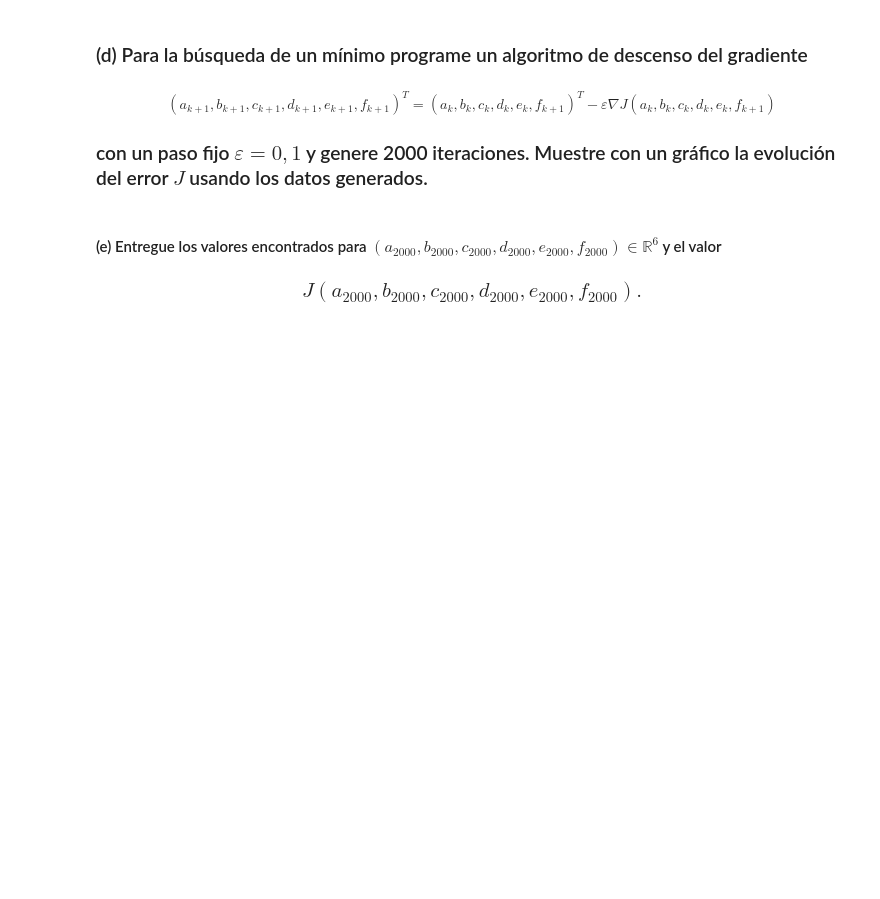
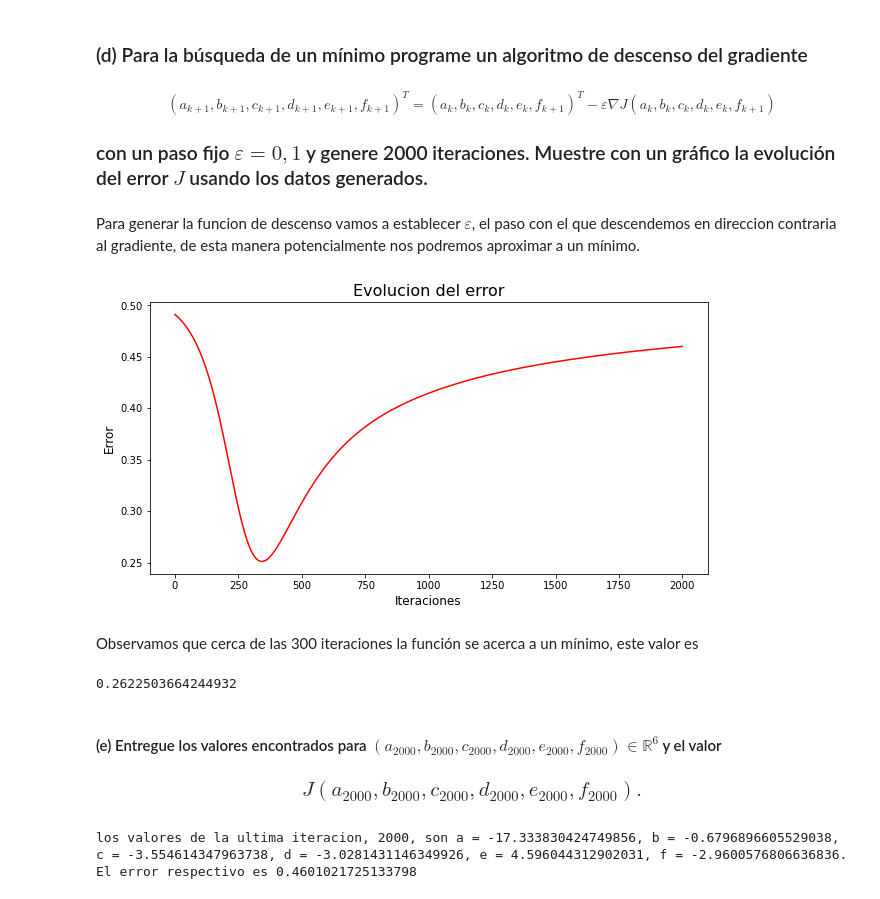
Before and after one commit to MatiasAPineda/Tarea-1-IMT2220-1, a Jupyter notebook: Tarea1_IMT2220_Grupo2.ipynb, the cells around one changed output. Saved outputs shown, nothing was run; the diff lists cells and outputs as text; code cells hidden in the pictures; blank space fills up the shorter version.

```diff
--- a/Tarea1_IMT2220_Grupo2.ipynb
+++ b/Tarea1_IMT2220_Grupo2.ipynb
@@ -216,8 +218,7 @@ def J(a, b, c, d, e, f):
     MSE = 0
     for l in datos_p2:
         predict = capas(a, b, c, d, e, f, l)[1]
-        l.append(predict)
-        dif = (l[3] - l[4])**2 # l[4]: predicciones; l[3]: valores reales
+        dif = (l[3] - predict)**2   #l[3]: valores reales
         MSE += dif
 
     MSE *= 1/n
@@ -324,6 +326,55 @@ Escogiendo a:1.172325916416752, b:3.8482597420945215, c:-2.9217005664587994, d:-
 ### (d) Para la búsqueda de un mínimo programe un algoritmo de descenso del gradiente
 ##### $$(a_{k+1}, b_{k+1}, c_{k+1}, d_{k+1}, e_{k+1}, f_{k+1})^{T} = (a_{k}, b_{k}, c_{k}, d_{k}, e_{k}, f_{k+1})^{T} - \varepsilon \nabla J(a_{k}, b_{k}, c_{k}, d_{k}, e_{k}, f_{k+1})$$
 ### con un paso fijo $\varepsilon = 0,1$ y genere 2000 iteraciones. Muestre con un gráfico la evolución del error $J$ usando los datos generados.
+# %% [markdown]
+Para generar la funcion de descenso vamos a establecer $\varepsilon$, el paso con el que descendemos en direccion contraria al gradiente, de esta manera potencialmente nos podremos aproximar a un mínimo.
+# %%
+epsilon = 0.1
+iteraciones = 2000
+# %%
+# Se actualiza los valores de cada valor respecto al paso en dirección contraria a su derivada
+
+def descenso(a, b, c, d, e, f, ep):
+    a = a - epsilon * derv_a(a, b, c, d, e, f)
+    b = b - epsilon * derv_b(a, b, c, d, e, f)
+    c = c - epsilon * derv_c(a, b, c, d, e, f)
+    d = d - epsilon * derv_d(a, b, c, d, e, f)
+    e = e - epsilon * derv_e(a, b, c, d, e, f)
+    f = f - epsilon * derv_f(a, b, c, d, e, f)
+
+    return(a, b, c, d, e, f)
+# %%
+# LLevamos a cabo las iteraciones, llamando a la fucion descenso.
+
+errores = []    # Almacenamos cada error
+for i in range(iteraciones):
+    a, b, c, d, e, f = descenso(a, b, c, d, e, f, epsilon)
+    perdida = J(a, b, c, d, e, f)
+    errores.append(perdida)
+# %%
+#Graficamos la evolución del error
+
+fig, ax = plt.subplots(1, 1, figsize=(10, 5))
+ax.plot(range(iteraciones), errores, color='red')
+ax.set_title("Evolucion del error", fontsize=16)
+ax.set_xlabel("Iteraciones", fontsize=12)
+ax.set_ylabel("Error", fontsize=12)
+plt.show()
+# %% [output]
+[figure, added]
+# %% [markdown]
+Observamos que cerca de las 300 iteraciones la función se acerca a un mínimo, este valor es
+# %%
+print(f'{errores[299]}')
+# %% [output]
+0.2622503664244932
 # %% [markdown]
 #### (e) Entregue los valores encontrados para $(a_{2000}, b_{2000}, c_{2000}, d_{2000}, e_{2000}, f_{2000}) \in \mathbb{R}^{6}$ y el valor
 ### $$J(a_{2000}, b_{2000}, c_{2000}, d_{2000}, e_{2000}, f_{2000}).$$
+# %%
+print(f'los valores de la ultima iteracion, 2000, son a = {a}, b = {b}, c = {c}, d = {d}, e = {e}, f = {f}.')
+
+print(f'El error respectivo es {errores[1999]}')
+# %% [output]
+los valores de la ultima iteracion, 2000, son a = -17.333830424749856, b = -0.6796896605529038, c = -3.554614347963738, d = -3.0281431146349926, e = 4.596044312902031, f = -2.9600576806636836.
+El error respectivo es 0.4601021725133798
```
Also changed, not shown: parts of 4 cells of this notebook.
